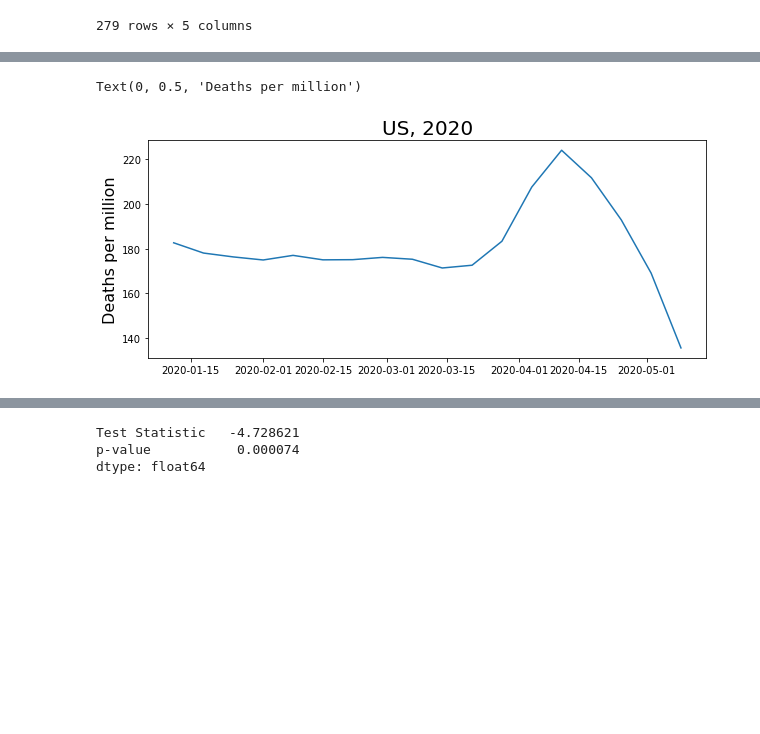
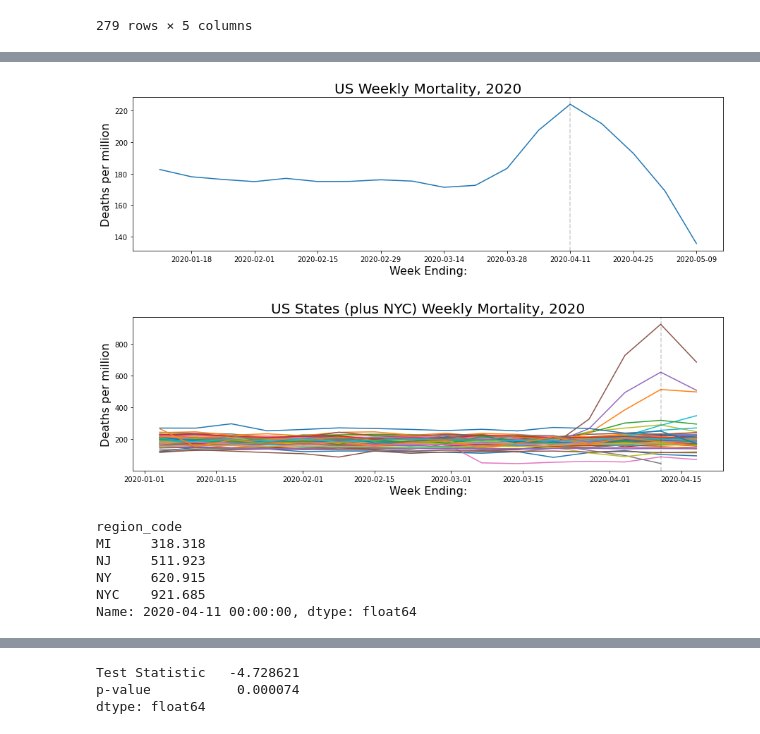
Before and after one commit to lukenw/GA_Capstone, a Jupyter notebook: historical deaths workbook.ipynb, the cells around one changed output, grey strips where cells are left out. Drawn from its saved outputs; the diff is of its cells as text; code cells hidden in the pictures; blank space fills up the shorter version.

```diff
--- a/historical deaths workbook.ipynb
+++ b/historical deaths workbook.ipynb
@@ -214,10 +295,34 @@ for year in range(start_date.year,end_date.year):
 # %%
 # the drop in recent data suggests that the data is incomplete
 
-plt.figure(figsize=(10,4))
+plt.figure(figsize=(15,4))
 plt.plot(us_test.set_index('end_date')['deaths_per_mil'])
-plt.title('US, 2020', fontsize=20)
+plt.title('US Weekly Mortality, 2020', fontsize=20)
 plt.ylabel('Deaths per million', fontsize=16)
+plt.xlabel('Week Ending:', fontsize=16)
+plt.xticks(us_test.set_index('end_date').index[1::2])
+plt.axvline(pd.to_datetime('2020-04-11'), color='k', linestyle='--', alpha=0.2);
 # %% [output]
-Text(0, 0.5, 'Deaths per million')
-[figure, old version]
+[figure, new version]
+# %%
+# Seems true of some places in particular
+
+plt.figure(figsize=(15,4))
+for state in test.index:
+    plt.plot(test.loc[state])
+plt.title('US States (plus NYC) Weekly Mortality, 2020', fontsize=20)
+plt.ylabel('Deaths per million', fontsize=16)
+plt.xlabel('Week Ending:', fontsize = 16)
+plt.axvline(pd.to_datetime('2020-04-11'), color='k', linestyle='--', alpha=0.2);
+# %% [output]
+[figure, added]
+# %%
+# What states are the top ones in the graph above
+test[test['2020-04-11'] > 300].loc[:, '2020-04-11']
+# %% [output]
+region_code
+MI     318.318
+NJ     511.923
+NY     620.915
+NYC    921.685
+Name: 2020-04-11 00:00:00, dtype: float64
```
Also changed, not shown: parts of 77 cells of this notebook.
